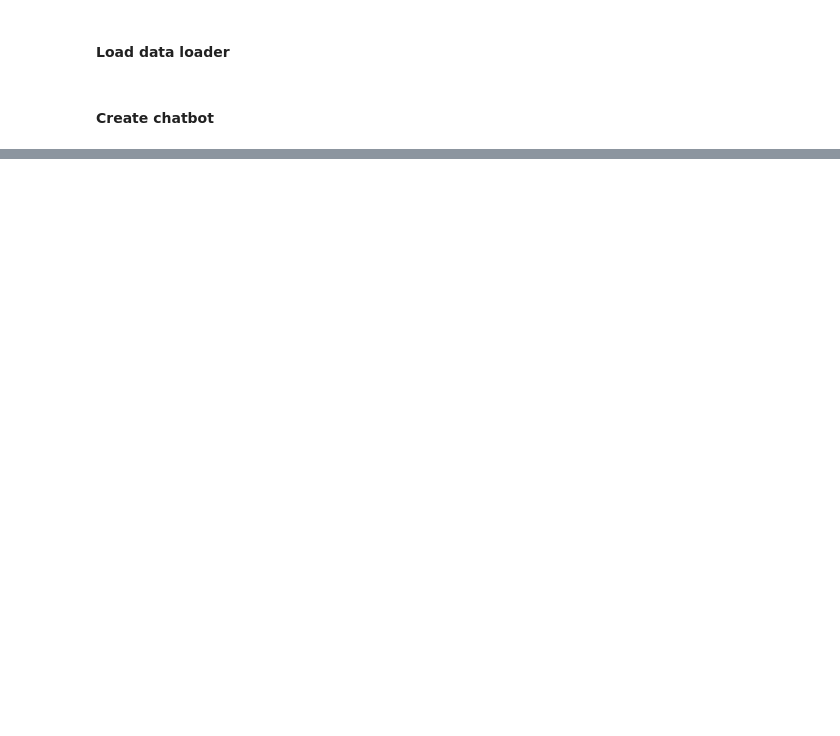
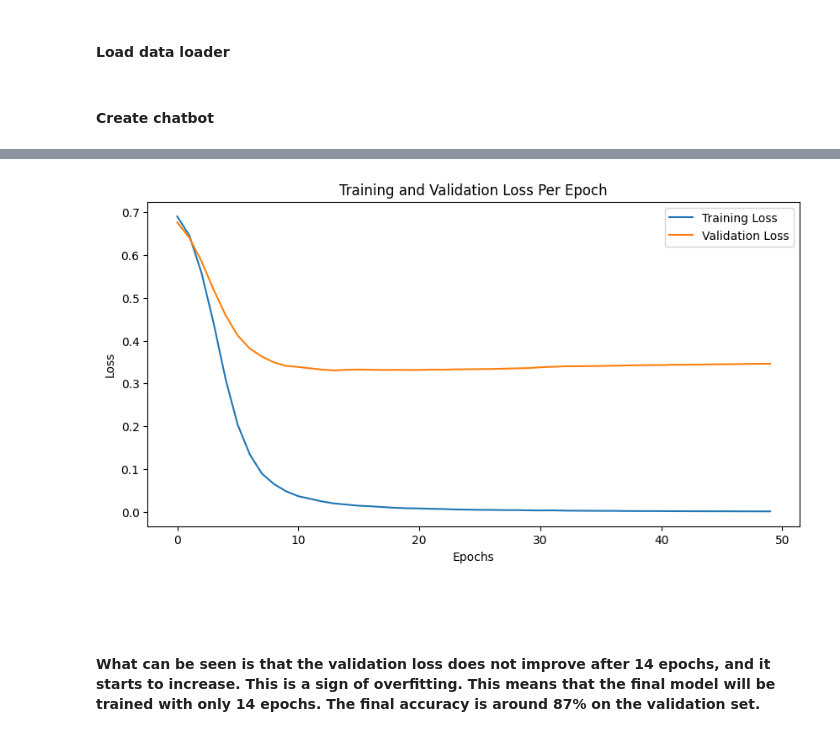
Before and after one commit to mar-sv/Advanced-deep-learning-labs, a Jupyter notebook: lab_1/task1.ipynb, the cells around one changed output, grey strips where cells are left out. Drawn from its saved outputs; the diff is of its cells as text; code cells hidden in the pictures; blank space fills up the shorter version.

Commit message:
update_model_evaluation

```diff
--- a/lab_1/task1.ipynb
+++ b/lab_1/task1.ipynb
@@ -83,9 +83,16 @@ def train_model(model, train_loader, validation_loader, num_epochs=10):
     criterion = nn.CrossEntropyLoss()
     optimizer = optim.Adam(model.parameters(), lr=0.001)
 
+    # Lists to store loss per epoch
+    train_losses = []
+    val_losses = []
+
     for epoch in range(num_epochs):
         model.train()
         running_loss = 0.0
+        correct_train = 0
+        total_train = 0
+
         for texts, labels in train_loader:
             optimizer.zero_grad()
             outputs = model(texts)
@@ -94,23 +101,37 @@ def train_model(model, train_loader, validation_loader, num_epochs=10):
             optimizer.step()
 
             running_loss += loss.item()
+            _, predicted = torch.max(outputs.data, 1)
+            total_train += labels.size(0)
+            correct_train += (predicted == labels).sum().item()
+
+        avg_train_loss = running_loss / len(train_loader)
+        train_losses.append(avg_train_loss)
+        train_accuracy = 100 * correct_train / total_train
 
         model.eval()
         validation_loss = 0.0
-        correct_predictions = 0
-        total_predictions = 0
+        correct_val = 0
+        total_val = 0
+
         with torch.no_grad():
             for texts, labels in validation_loader:
                 outputs = model(texts)
                 loss = criterion(outputs, labels)
                 validation_loss += loss.item()
                 _, predicted = torch.max(outputs.data, 1)
-                total_predictions += labels.size(0)
-                correct_predictions += (predicted == labels).sum().item()
+                total_val += labels.size(0)
+                correct_val += (predicted == labels).sum().item()
 
-        print(f'Epoch {epoch+1}/{num_epochs}, Training Loss: {running_loss/len(train_loader)}, Validation Loss: {validation_loss/len(validation_loader)}, Accuracy: {correct_predictions/total_predictions:.2f}')
+        avg_val_loss = validation_loss / len(validation_loader)
+        val_losses.append(avg_val_loss)
+        val_accuracy = 100 * correct_val / total_val
+
+        # Print accuracies for each epoch
+        print(f'Epoch {epoch+1}/{num_epochs}, Training Loss: {avg_train_loss:.4f}, Validation Loss: {avg_val_loss:.4f}, Training Accuracy: {train_accuracy:.2f}%, Validation Accuracy: {val_accuracy:.2f}%')
 
     print('Finished Training')
+    return train_losses, val_losses
 
 
 batch_size = 64
@@ -118,12 +139,7 @@ input_dim = vocab_size  # From how many input dimensions we have
 hidden_dim = 100        # 100 hidden neurons
 output_dim = 2          # Binary classification. Either positive or negative response
 
-model = TextClassifier(input_dim, hidden_dim, output_dim)
-#Cross entropy loss for classification problem
-criterion = nn.CrossEntropyLoss()
 
-#Learning rate of 1e-4
-optimizer = torch.optim.Adam(model.parameters(), lr=0.001)
 
 train_dataset = TensorDataset(train_x_tensor, train_y_tensor)
 train_loader = DataLoader(train_dataset, batch_size=batch_size, shuffle=True)
@@ -131,9 +147,24 @@ train_loader = DataLoader(train_dataset, batch_size=batch_size, shuffle=True)
 validation_dataset = TensorDataset(validation_x_tensor, validation_y_tensor)
 validation_loader = DataLoader(validation_dataset, batch_size=batch_size, shuffle=False)
 
-#Train model
-train_model(model, train_loader, validation_loader, num_epochs=10)
 
-#Save model
-torch.save(model.state_dict(), 'text_classifier_model.pth')
+
+model = TextClassifier(input_dim, hidden_dim, output_dim)
+
+
+criterion = nn.CrossEntropyLoss()
+#Learning rate of 1e-4
+optimizer = torch.optim.Adam(model.parameters(), lr=0.001)
+
+train_losses, val_losses = train_model(model, train_loader, validation_loader, num_epochs=50)
+import matplotlib.pyplot as plt
+# Plotting
+plt.figure(figsize=(10, 5))
+plt.plot(train_losses, label='Training Loss')
+plt.plot(val_losses, label='Validation Loss')
+plt.title('Training and Validation Loss Per Epoch')
+plt.xlabel('Epochs')
+plt.ylabel('Loss')
+plt.legend()
+plt.show()
 # %% [output]
@@ -150 +187,6 @@ Epoch 10/10, Training Loss: 0.04759390217562517, Validation Loss: 0.343276634812
 Finished Training
+[figure, added]
+# %% [markdown]
+####
+# %% [markdown]
+#### **What can be seen is that the validation loss does not improve after 14 epochs, and it starts to increase. This is a sign of overfitting. This means that the final model will be trained with only 14 epochs. The final accuracy is around 87% on the validation set.**
```
Also changed, not shown: parts of 3 cells of this notebook, 1 other file.
